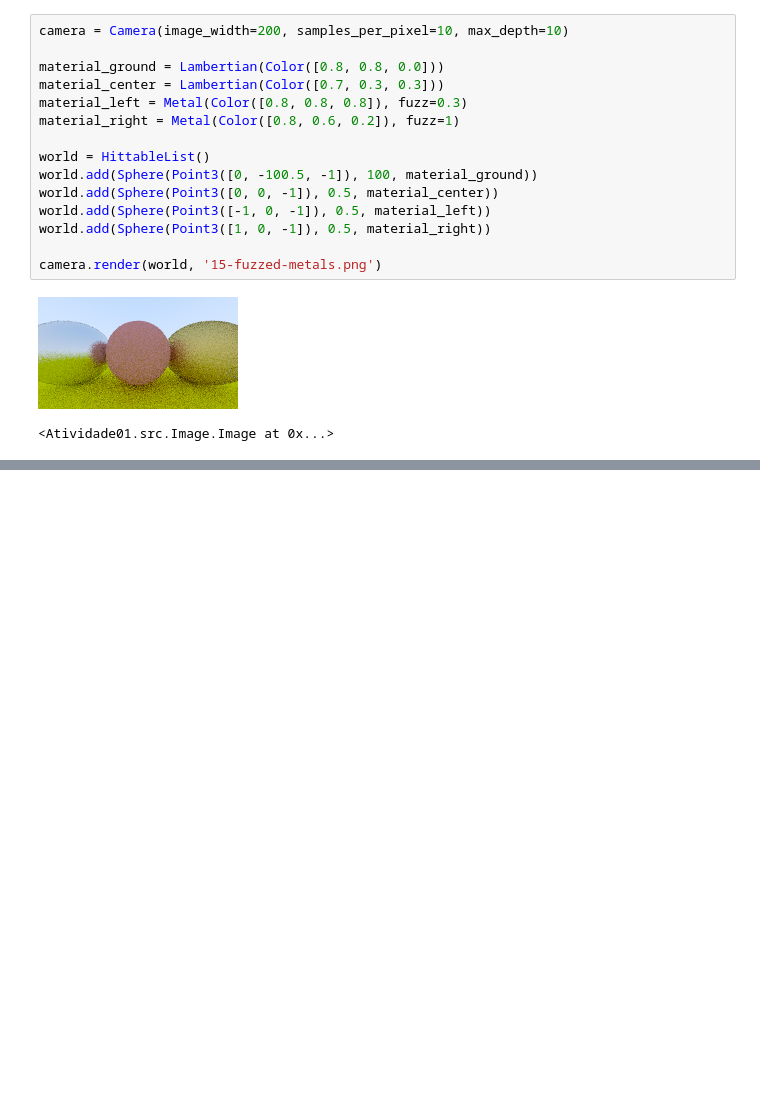
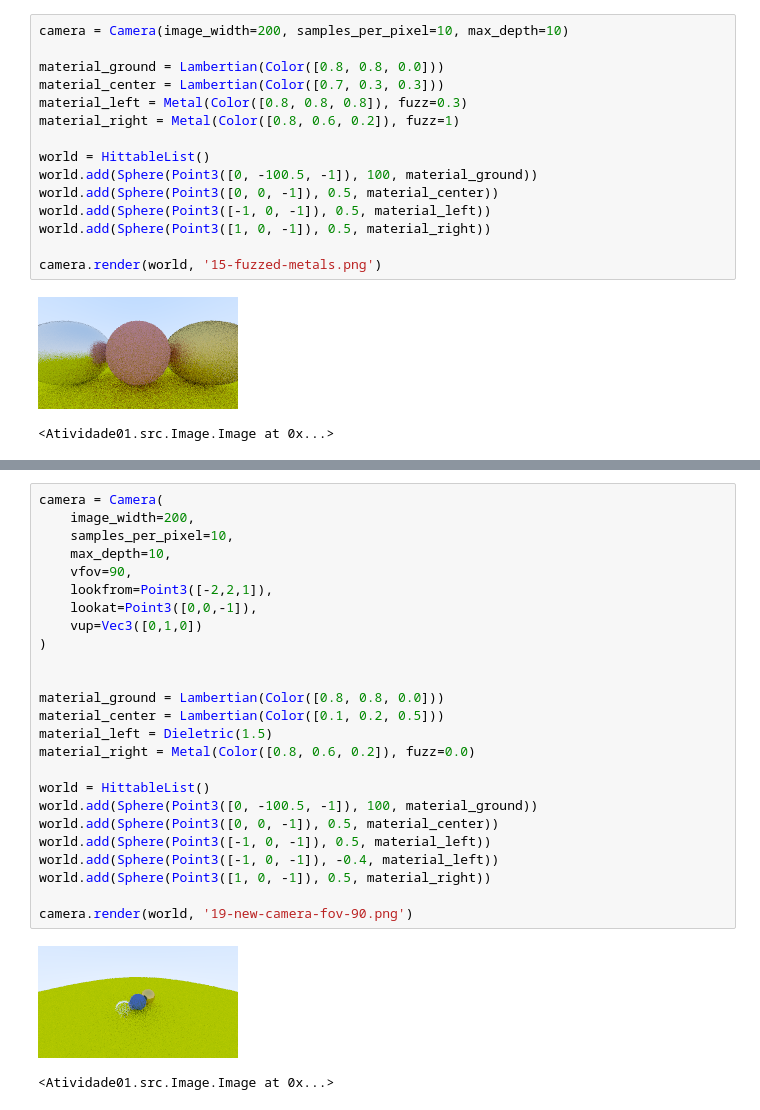
Before and after one commit to GregorioFornetti/atividades-cg, a Jupyter notebook: tutorial/tutorial.ipynb, the cells around one changed output, grey strips where cells are left out. Drawn from its saved outputs; the diff is of its cells as text; blank space fills up the shorter version.

```diff
--- a/tutorial/tutorial.ipynb
+++ b/tutorial/tutorial.ipynb
@@ -1867,0 +2137,28 @@ camera.render(world, '15-fuzzed-metals.png')
+# %%
+camera = Camera(
+    image_width=200,
+    samples_per_pixel=10,
+    max_depth=10,
+    vfov=90,
+    lookfrom=Point3([-2,2,1]),
+    lookat=Point3([0,0,-1]),
+    vup=Vec3([0,1,0])
+)
+
+
+material_ground = Lambertian(Color([0.8, 0.8, 0.0]))
+material_center = Lambertian(Color([0.1, 0.2, 0.5]))
+material_left = Dieletric(1.5)
+material_right = Metal(Color([0.8, 0.6, 0.2]), fuzz=0.0)
+
+world = HittableList()
+world.add(Sphere(Point3([0, -100.5, -1]), 100, material_ground))
+world.add(Sphere(Point3([0, 0, -1]), 0.5, material_center))
+world.add(Sphere(Point3([-1, 0, -1]), 0.5, material_left))
+world.add(Sphere(Point3([-1, 0, -1]), -0.4, material_left))
+world.add(Sphere(Point3([1, 0, -1]), 0.5, material_right))
+
+camera.render(world, '19-new-camera-fov-90.png')
+# %% [output]
+[figure, added]
+<Atividade01.src.Image.Image at 0x...>
```
Also changed, not shown: parts of 10 cells of this notebook, 12 other files.
